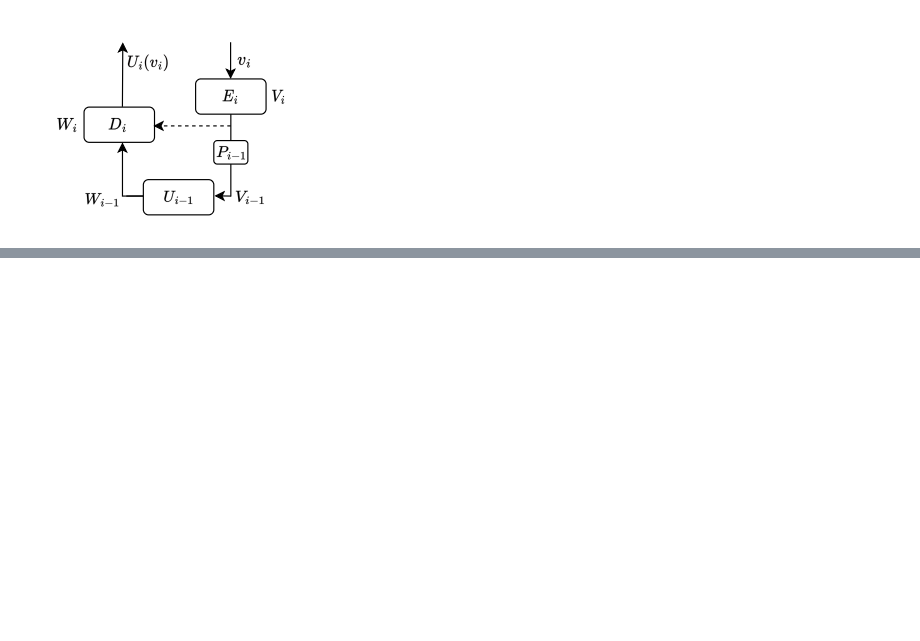
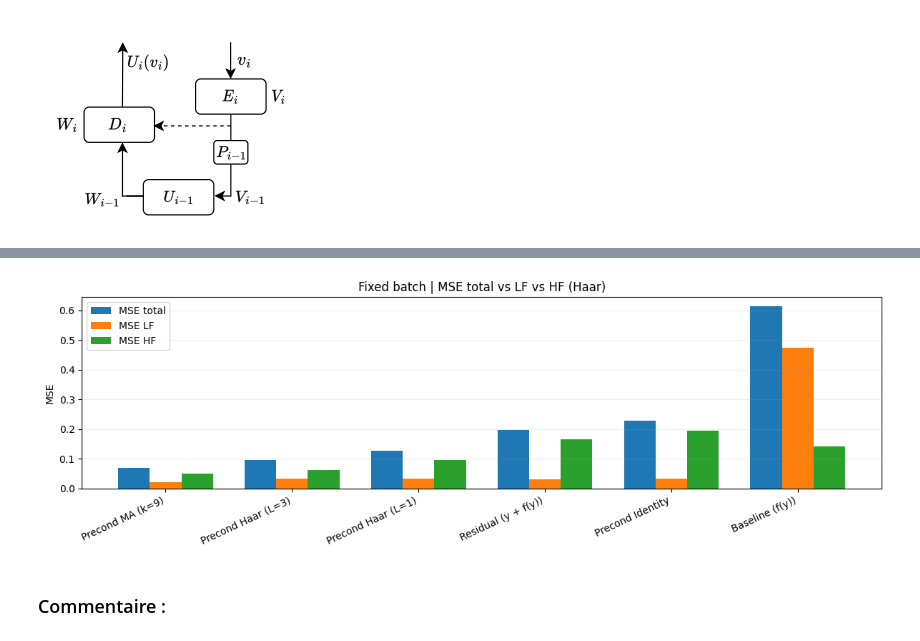
Before and after one commit to fntb/unified-unet, a Jupyter notebook: src/notebook.ipynb, the cells around one changed output, grey strips where cells are left out. Cells and saved outputs as stored; diff of their text form; code cells hidden in the pictures; blank space fills up the shorter version.

```diff
--- a/src/notebook.ipynb
+++ b/src/notebook.ipynb
@@ -1140,0 +565,13 @@ Les métriques d’évaluation incluent :
+# %%
+models_info = load_best_models(
+    run_version=RUN_VERSION,
+    ckpt_dir=CKPT_DIR,
+    log_dir=LOG_DIR,
+    device=device,
+)
+
+# models_info est un dict:
+# { name: {"model": ..., "ckpt": ..., "best_epoch": ..., "best_val": ... } }
+
+for name, info in models_info.items():
+    print(f"{name} | best_epoch={info['best_epoch']} | best_val={info['best_val']:.6f} | ckpt={os.path.basename(info['ckpt'])}")
@@ -1140,0 +587,8 @@ Les métriques d’évaluation incluent :
+# %%
+cfg = Signal1DConfig(L=512, use_steps=True, use_spikes=True, do_standardize=True)
+seeds_visu = [0, 1, 2]
+
+Y_fix, X_fix = fixed_batch(cfg, seeds_visu, device=device)
+
+models = {name: info["model"] for name, info in models_info.items()}
+plot_recons_clean(models, Y_fix, X_fix, seeds_visu)
@@ -1140,0 +601,9 @@ Les métriques d’évaluation incluent :
+# %%
+df_eval = eval_models_lf_hf(
+    models=models,
+    Y=Y_fix,
+    X=X_fix,
+    lf_levels=3,
+)
+
+df_eval
@@ -1140,0 +618,6 @@ Les métriques d’évaluation incluent :
+# %%
+plot_lf_hf_bars(df_eval, title="Fixed batch | MSE total vs LF vs HF (Haar)")
+# %% [output]
+[figure, added]
+# %% [markdown]
+### Commentaire :
```
Also changed, not shown: parts of 78 cells of this notebook, 8 other files.
